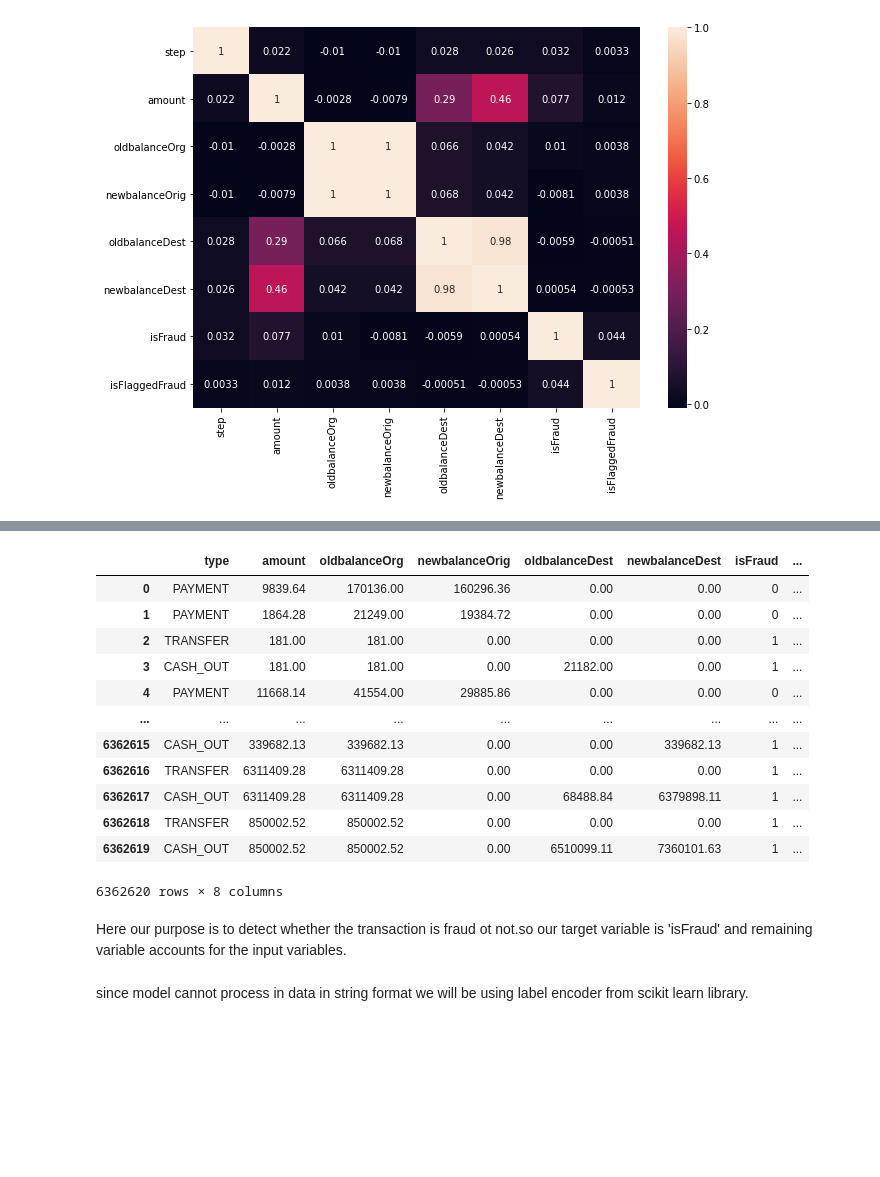
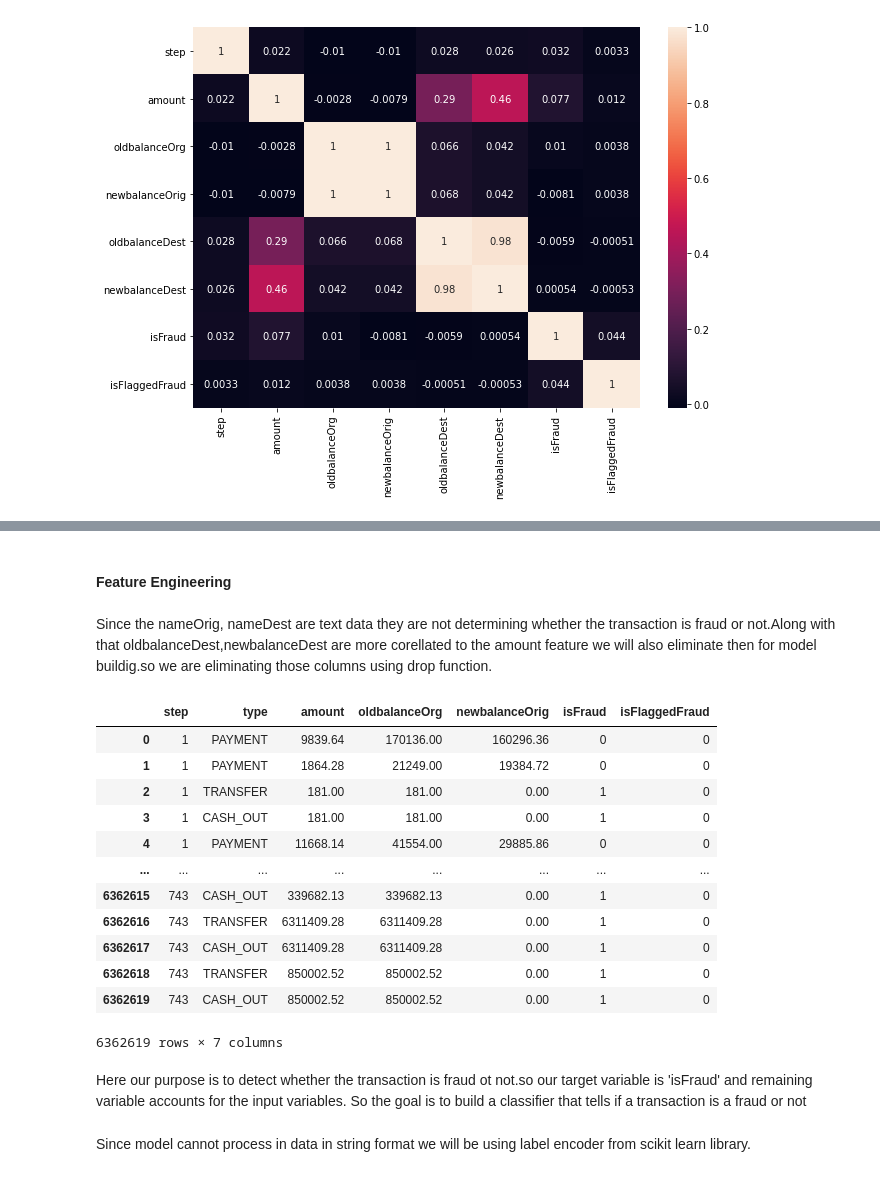
Before and after one commit to Gowri1997/Fraud_prediction, a Jupyter notebook: Fraud_Transaction.ipynb, the cells around one changed output, grey strips where cells are left out. Saved outputs shown, nothing was run; the diff lists cells and outputs as text; code cells hidden in the pictures; blank space fills up the shorter version.

```diff
--- a/Fraud_Transaction.ipynb
+++ b/Fraud_Transaction.ipynb
@@ -147,0 +227,3 @@ sn.heatmap(fraud_df.corr(),annot=True)
+# %%
+fraud_df['z_score']=(fraud_df.amount-fraud_df.amount.mean())/fraud_df.amount.std()
+fraud_df.head()
@@ -147,0 +249,3 @@ sn.heatmap(fraud_df.corr(),annot=True)
+# %%
+fraud_df=fraud_df[~(fraud_df['z_score']>150)]
+fraud_df
@@ -148,28 +272,32 @@ sn.heatmap(fraud_df.corr(),annot=True)
+# %% [markdown]
+#### Feature Engineering
+# %% [markdown]
+Since the nameOrig, nameDest are text data they are not determining whether the transaction is fraud or not.Along with that oldbalanceDest,newbalanceDest are more corellated to the amount feature we will also eliminate then for model buildig.so we are eliminating those columns using drop function.
 # %%
-# since the step ,nameOrig, nameDest are not determining whether the transaction is fraud or not.so we are eliminatinf those columns.
-fraud_df_1=fraud_df.drop(['step','nameOrig','nameDest'],axis='columns')
+fraud_df_1=fraud_df.drop(['z_score','nameOrig','nameDest','oldbalanceDest','newbalanceDest'],axis='columns')
 fraud_df_1
 # %% [output]
-|  | type | amount | oldbalanceOrg | newbalanceOrig | oldbalanceDest | newbalanceDest | isFraud | ... |
-| 0 | PAYMENT | 9839.64 | 170136.00 | 160296.36 | 0.00 | 0.00 | 0 | ... |
-| 1 | PAYMENT | 1864.28 | 21249.00 | 19384.72 | 0.00 | 0.00 | 0 | ... |
-| 2 | TRANSFER | 181.00 | 181.00 | 0.00 | 0.00 | 0.00 | 1 | ... |
-| 3 | CASH_OUT | 181.00 | 181.00 | 0.00 | 21182.00 | 0.00 | 1 | ... |
-| 4 | PAYMENT | 11668.14 | 41554.00 | 29885.86 | 0.00 | 0.00 | 0 | ... |
-| ... | ... | ... | ... | ... | ... | ... | ... | ... |
-| 6362615 | CASH_OUT | 339682.13 | 339682.13 | 0.00 | 0.00 | 339682.13 | 1 | ... |
-| 6362616 | TRANSFER | 6311409.28 | 6311409.28 | 0.00 | 0.00 | 0.00 | 1 | ... |
-| 6362617 | CASH_OUT | 6311409.28 | 6311409.28 | 0.00 | 68488.84 | 6379898.11 | 1 | ... |
-| 6362618 | TRANSFER | 850002.52 | 850002.52 | 0.00 | 0.00 | 0.00 | 1 | ... |
-| 6362619 | CASH_OUT | 850002.52 | 850002.52 | 0.00 | 6510099.11 | 7360101.63 | 1 | ... |
+|  | step | type | amount | oldbalanceOrg | newbalanceOrig | isFraud | isFlaggedFraud |
+| 0 | 1 | PAYMENT | 9839.64 | 170136.00 | 160296.36 | 0 | 0 |
+| 1 | 1 | PAYMENT | 1864.28 | 21249.00 | 19384.72 | 0 | 0 |
+| 2 | 1 | TRANSFER | 181.00 | 181.00 | 0.00 | 1 | 0 |
+| 3 | 1 | CASH_OUT | 181.00 | 181.00 | 0.00 | 1 | 0 |
+| 4 | 1 | PAYMENT | 11668.14 | 41554.00 | 29885.86 | 0 | 0 |
+| ... | ... | ... | ... | ... | ... | ... | ... |
+| 6362615 | 743 | CASH_OUT | 339682.13 | 339682.13 | 0.00 | 1 | 0 |
+| 6362616 | 743 | TRANSFER | 6311409.28 | 6311409.28 | 0.00 | 1 | 0 |
+| 6362617 | 743 | CASH_OUT | 6311409.28 | 6311409.28 | 0.00 | 1 | 0 |
+| 6362618 | 743 | TRANSFER | 850002.52 | 850002.52 | 0.00 | 1 | 0 |
+| 6362619 | 743 | CASH_OUT | 850002.52 | 850002.52 | 0.00 | 1 | 0 |
-6362620 rows × 8 columns
+6362619 rows × 7 columns
 # %% [markdown]
 Here our purpose is to detect whether the transaction is fraud ot not.so our target variable is 'isFraud' and remaining variable accounts for the input variables.
+So the goal is to build a classifier that tells if a transaction is a fraud or not
 # %%
 x=fraud_df_1.drop('isFraud',axis='columns')
 y=fraud_df_1['isFraud']
 # %% [markdown]
-since model cannot process in data in string format we will be using label encoder from scikit learn library.
+Since model cannot process in data in string format we will be using label encoder from scikit learn library.
 # %%
 from sklearn.preprocessing import LabelEncoder
 le_type=LabelEncoder()
```
Also changed, not shown: parts of 65 cells of this notebook.
